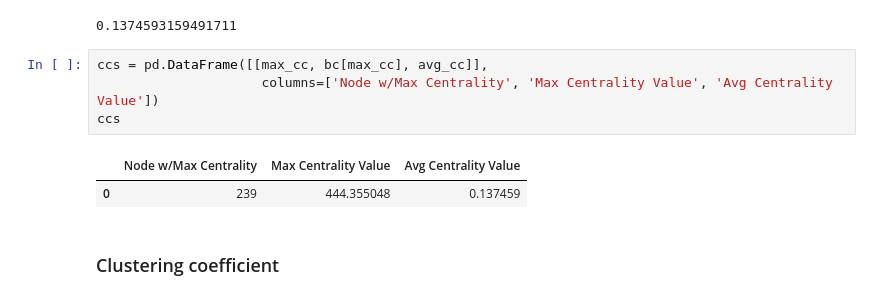
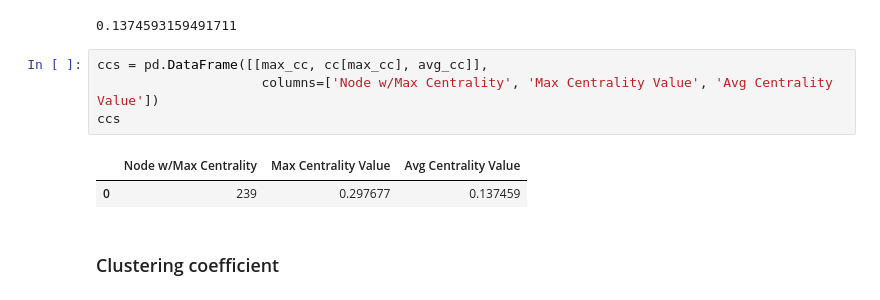
Before and after one commit to tzfeng/orf387-project, a Jupyter notebook: ORF387 Project.ipynb, the cells around one changed output. Drawn from its saved outputs; the diff is of its cells as text.

```diff
--- a/ORF387 Project.ipynb
+++ b/ORF387 Project.ipynb
@@ -106,12 +107,12 @@ avg_cc
 # %% [output]
 0.1374593159491711
 # %%
-ccs = pd.DataFrame([[max_cc, bc[max_cc], avg_cc]],
+ccs = pd.DataFrame([[max_cc, cc[max_cc], avg_cc]],
                      columns=['Node w/Max Centrality', 'Max Centrality Value', 'Avg Centrality Value'])
 ccs
 # %% [output]
 |  | Node w/Max Centrality | Max Centrality Value | Avg Centrality Value |
-| 0 | 239 | 444.355048 | 0.137459 |
+| 0 | 239 | 0.297677 | 0.137459 |
 # %% [markdown]
 ### Clustering coefficient
 # %%
```
Also changed, not shown: parts of 88 cells of this notebook.
